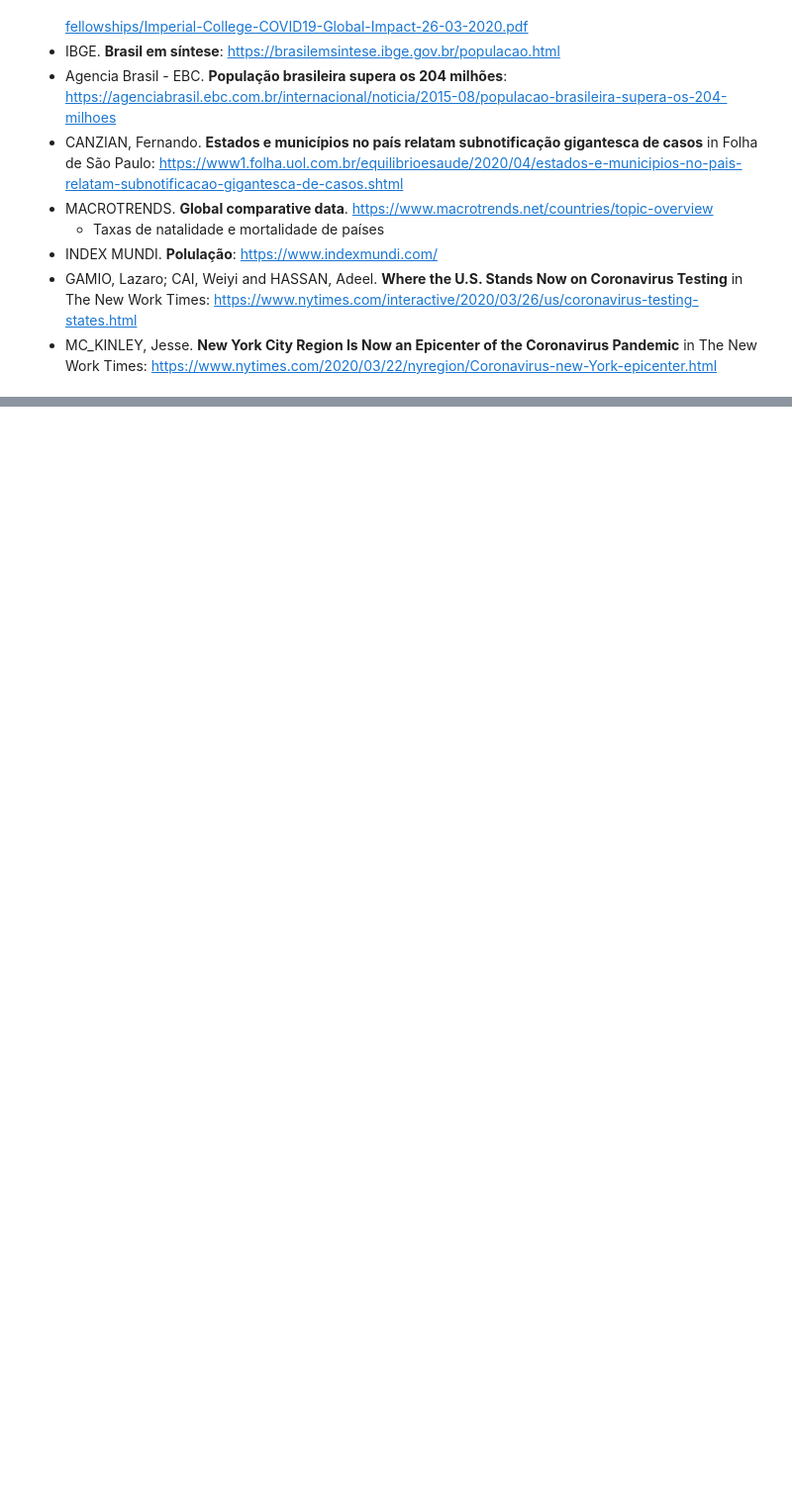
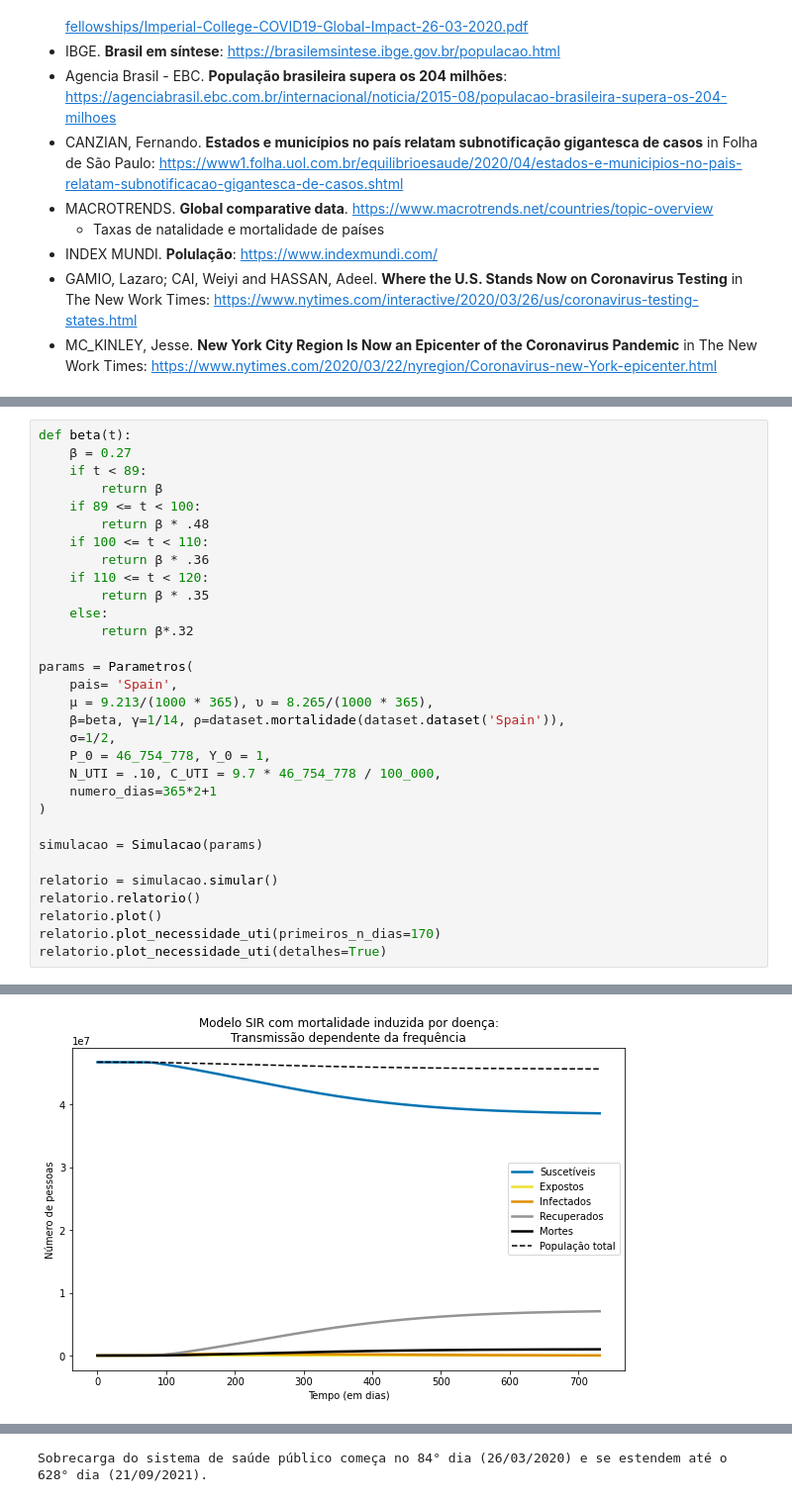
Before and after one commit to SrMouraSilva/modelagem-matematica, a Jupyter notebook: tarefa2-corona/Tarefa_3_-_Modelagem_de_doencas_infecciosas.ipynb, the cells around one changed output, grey strips where cells are left out. Shown at 99% size. Cells and saved outputs as stored; diff of their text form; blank space fills up the shorter version.

```diff
--- a/tarefa2-corona/Tarefa_3_-_Modelagem_de_doencas_infecciosas.ipynb
+++ b/tarefa2-corona/Tarefa_3_-_Modelagem_de_doencas_infecciosas.ipynb
@@ -825,0 +942,32 @@ in Mem Inst Oswaldo Cruz, Rio de Janeiro, FAST TRACK, in 24 April 2020.
+# %%
+def beta(t):
+    β = 0.27
+    if t < 89:
+        return β
+    if 89 <= t < 100:
+        return β * .48
+    if 100 <= t < 110:
+        return β * .36
+    if 110 <= t < 120:
+        return β * .35
+    else:
+        return β*.32
+
+params = Parametros(
+    pais= 'Spain',
+    μ = 9.213/(1000 * 365), υ = 8.265/(1000 * 365),
+    β=beta, γ=1/14, ρ=dataset.mortalidade(dataset.dataset('Spain')),
+    σ=1/2,
+    P_0 = 46_754_778, Y_0 = 1,
+    N_UTI = .10, C_UTI = 9.7 * 46_754_778 / 100_000,
+    numero_dias=365*2+1
+)
+
+simulacao = Simulacao(params)
+
+relatorio = simulacao.simular()
+relatorio.relatorio()
+relatorio.plot()
+relatorio.plot_necessidade_uti(primeiros_n_dias=170)
+relatorio.plot_necessidade_uti(detalhes=True)
+# %% [output]
@@ -825,0 +991 @@ in Mem Inst Oswaldo Cruz, Rio de Janeiro, FAST TRACK, in 24 April 2020.
+[figure, added]
@@ -825,0 +993 @@ in Mem Inst Oswaldo Cruz, Rio de Janeiro, FAST TRACK, in 24 April 2020.
+Sobrecarga do sistema de saúde público começa no 84° dia (26/03/2020) e se estendem até o 628° dia (21/09/2021).
```
Also changed, not shown: parts of 17 cells of this notebook, 5 other files.
